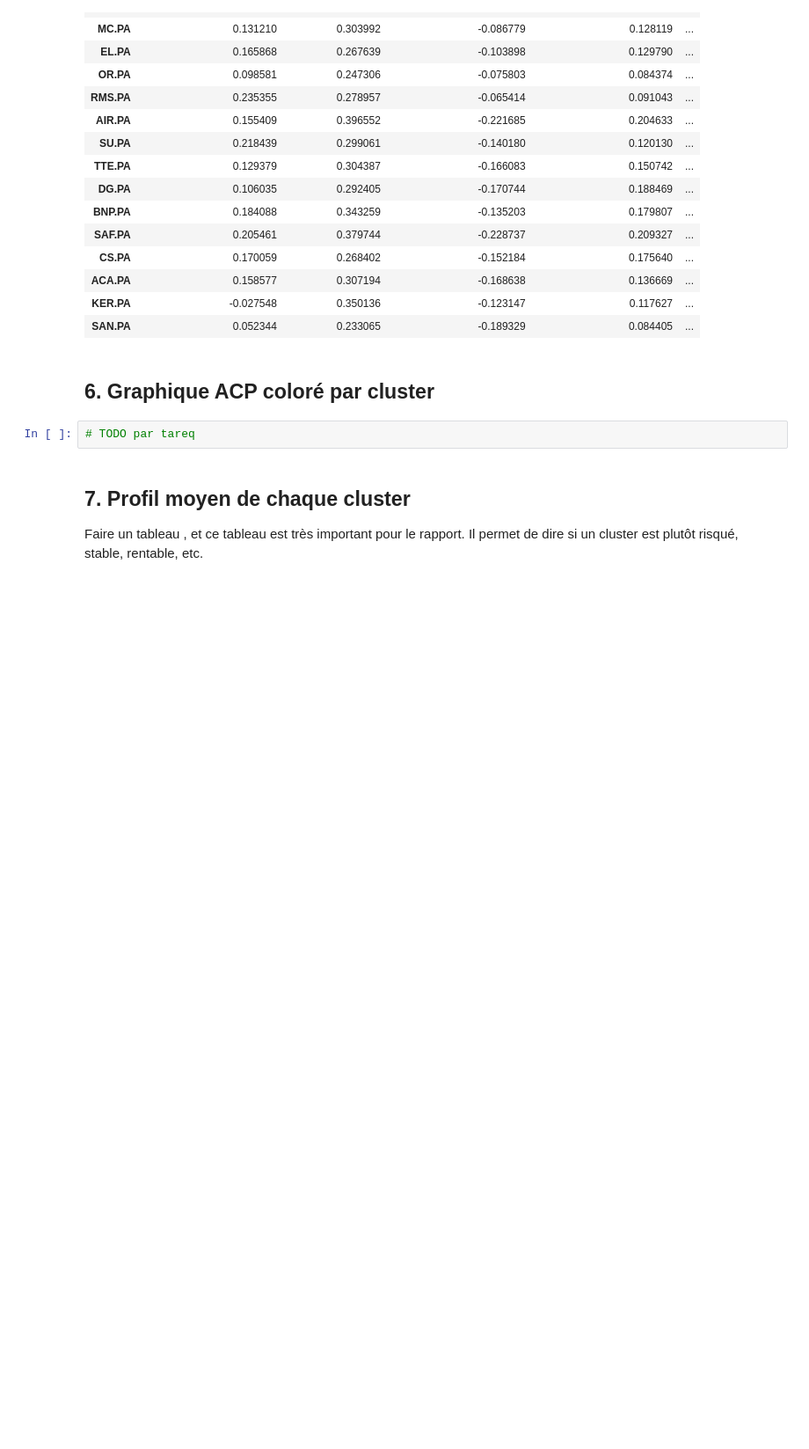
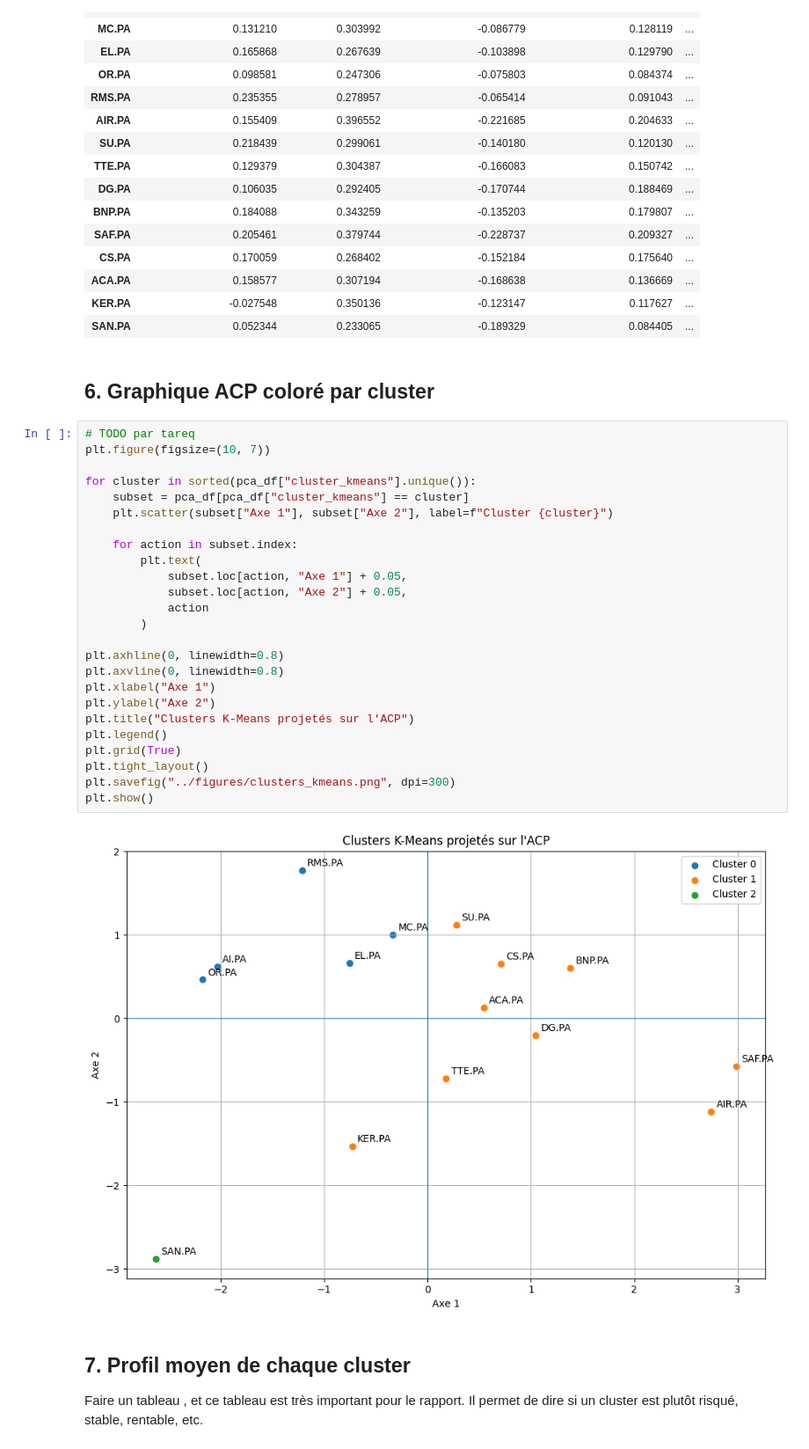
Before and after one commit to Karimchair/Finance_IA, a Jupyter notebook: notebooks/03_acp_clustering.ipynb, the cells around one changed output. Shown at 88% size. Cells and saved outputs as stored; diff of their text form; blank space fills up the shorter version.

Commit message:
Graphe clusters

```diff
--- a/notebooks/03_acp_clustering.ipynb
+++ b/notebooks/03_acp_clustering.ipynb
@@ -186,6 +186,31 @@ resultats.sort_values("cluster_kmeans")
 ## 6. Graphique ACP coloré par cluster
 # %%
 # TODO par tareq
+plt.figure(figsize=(10, 7))
+
+for cluster in sorted(pca_df["cluster_kmeans"].unique()):
+    subset = pca_df[pca_df["cluster_kmeans"] == cluster]
+    plt.scatter(subset["Axe 1"], subset["Axe 2"], label=f"Cluster {cluster}")
+
+    for action in subset.index:
+        plt.text(
+            subset.loc[action, "Axe 1"] + 0.05,
+            subset.loc[action, "Axe 2"] + 0.05,
+            action
+        )
+
+plt.axhline(0, linewidth=0.8)
+plt.axvline(0, linewidth=0.8)
+plt.xlabel("Axe 1")
+plt.ylabel("Axe 2")
+plt.title("Clusters K-Means projetés sur l'ACP")
+plt.legend()
+plt.grid(True)
+plt.tight_layout()
+plt.savefig("../figures/clusters_kmeans.png", dpi=300)
+plt.show()
+# %% [output]
+[figure, added]
 # %% [markdown]
 ## 7. Profil moyen de chaque cluster
 
```
